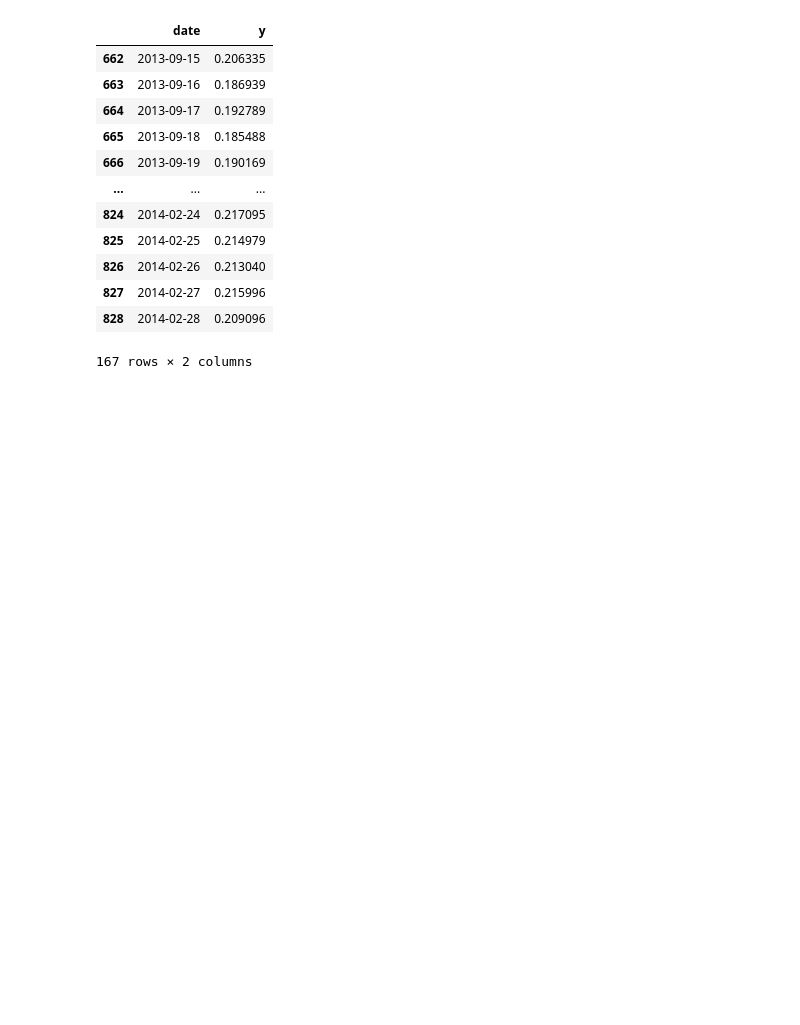
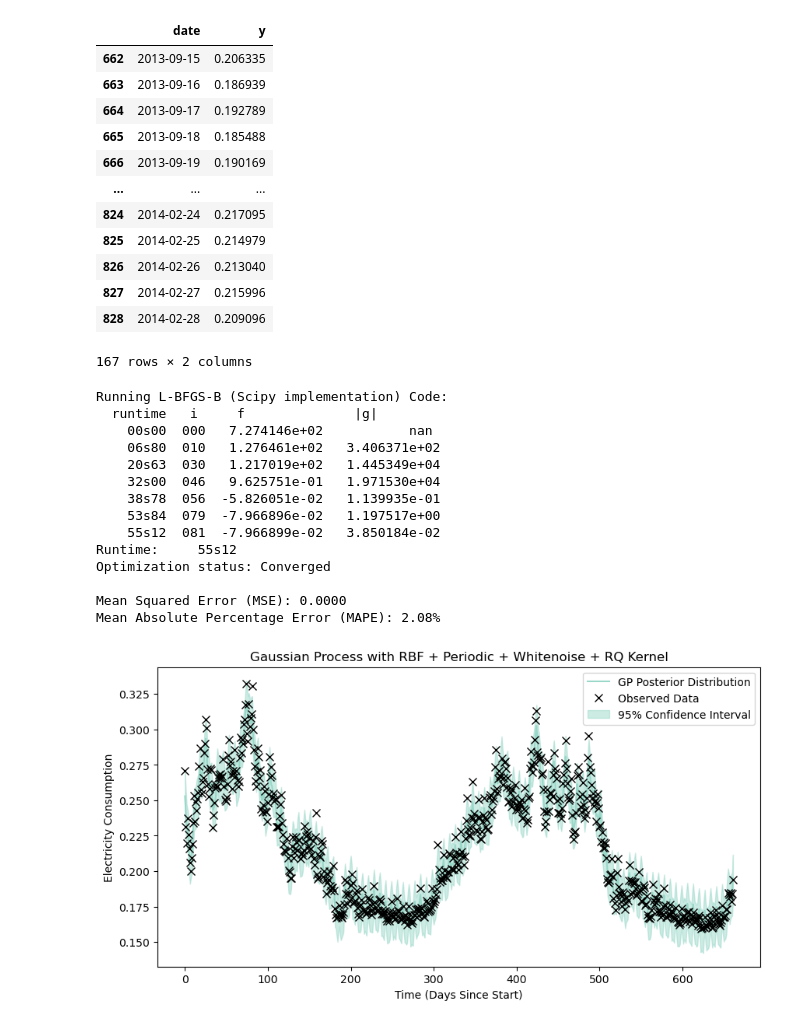
Before and after one commit to chowfi/electricity_demand_forecasting, a Jupyter notebook: notebooks/model_exploration.ipynb, the cells around one changed output. Cells and saved outputs as stored; diff of their text form; code cells hidden in the pictures; blank space fills up the shorter version.

```diff
--- a/notebooks/model_exploration.ipynb
+++ b/notebooks/model_exploration.ipynb
@@ -274,3 +274,69 @@ import numpy as np
 import matplotlib.pyplot as plt
 from sklearn.metrics import mean_absolute_percentage_error, mean_squared_error
 import GPy
+# %%
+k_rbf = GPy.kern.RBF(input_dim=1, variance=1, lengthscale=10)
+k_periodic = GPy.kern.PeriodicExponential(
+    input_dim=1, variance=1, lengthscale=10, period=7
+)
+k_white = GPy.kern.White(input_dim=1, variance=0.1)
+k_rq = GPy.kern.RatQuad(input_dim=1, variance=1, lengthscale=10, power=1)
+
+# Combine kernels
+kernel_0 = k_rbf + k_periodic
+# %%
+kernel_1 = k_rbf + k_periodic + k_white
+# %%
+train_series.index = pd.to_datetime(train_series.index)
+X = (train_series.index - train_series.index.min()).days.values.reshape(-1, 1)
+y = np.array(train_series).reshape(-1, 1)
+y_mean = y.mean()
+y_std = y.std()
+y_normalized = (y - y_mean) / y_std
+
+model = GPy.models.GPRegression(X, y_normalized, kernel_1)
+# model.optimize_restarts(num_restarts=2, verbose=True)
+model.optimize(messages=True, max_iters=500)
+
+y_pred_mean, y_var = model.predict(X)
+y_pred_mean = y_pred_mean * y_std + y_mean
+y_pred_std = np.sqrt(y_var) * y_std
+
+mse = mean_squared_error(y, y_pred_mean)
+mape = mean_absolute_percentage_error(y, y_pred_mean)
+
+print(f"Mean Squared Error (MSE): {mse:.4f}")
+print(f"Mean Absolute Percentage Error (MAPE): {mape:.2%}")
+
+plt.figure(figsize=(10, 5))
+plt.plot(X, y_pred_mean, color="#99d8c9", label="GP Posterior Distribution")
+plt.plot(X, y, "x", color="k", label="Observed Data", markersize=7)
+plt.fill_between(
+    X.flatten(),
+    (y_pred_mean - 2 * y_pred_std).flatten(),
+    (y_pred_mean + 2 * y_pred_std).flatten(),
+    color="#99d8c9",
+    alpha=0.5,
+    label="95% Confidence Interval",
+)
+plt.legend()
+plt.xlabel("Time (Days Since Start)")
+plt.ylabel("Electricity Consumption")
+plt.title("Gaussian Process with RBF + Periodic + Whitenoise + RQ Kernel")
+plt.show()
+# %% [output]
+Running L-BFGS-B (Scipy implementation) Code:
+  runtime   i     f              |g|
+    00s00  000   7.274146e+02           nan
+    06s80  010   1.276461e+02   3.406371e+02
+    20s63  030   1.217019e+02   1.445349e+04
+    32s00  046   9.625751e-01   1.971530e+04
+    38s78  056  -5.826051e-02   1.139935e-01
+    53s84  079  -7.966896e-02   1.197517e+00
+    55s12  081  -7.966899e-02   3.850184e-02
+Runtime:     55s12
+Optimization status: Converged
+
+Mean Squared Error (MSE): 0.0000
+Mean Absolute Percentage Error (MAPE): 2.08%
+[figure, added]
```
Also changed, not shown: parts of 3 cells of this notebook.
